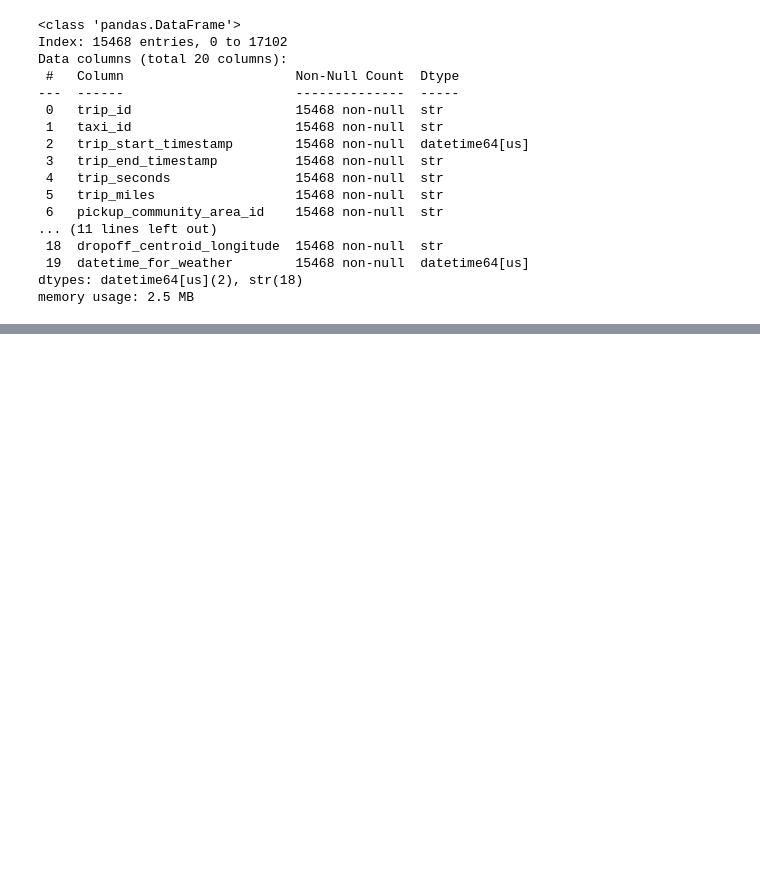
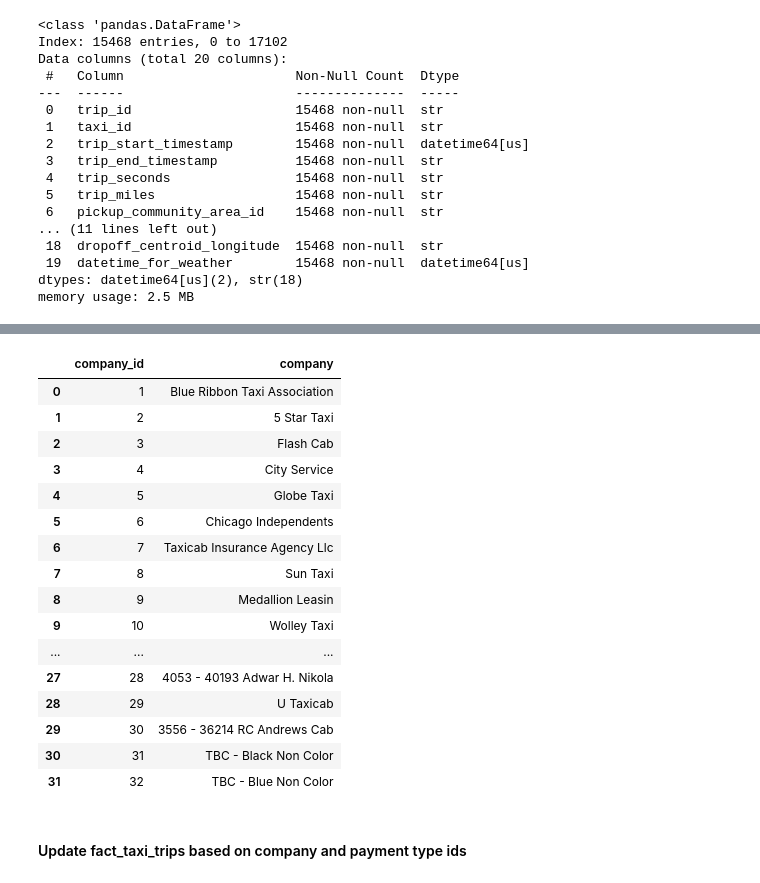
Before and after one commit to zshadady/Codes, a Jupyter notebook: src/07_transform_load.ipynb, the cells around one changed output, grey strips where cells are left out. Cells and saved outputs as stored; diff of their text form; code cells hidden in the pictures; blank space fills up the shorter version.

```diff
--- a/src/07_transform_load.ipynb
+++ b/src/07_transform_load.ipynb
@@ -109,0 +198,24 @@ memory usage: 2.5 MB
+# %%
+dummy_payment_type_data = [
+    {"payment_type":"Credit Card"},
+    {"payment_type":"X"},
+    {"payment_type":"Z"},
+    {"payment_type":"Z"},
+
+]
+
+dummy_payment_type_data_df = pd.DataFrame(dummy_payment_type_data)
+
+dummy_company_data = [
+    {"company":"Tac - Yellow Non Color"},
+    {"company":"TBC - Black Non Color"},
+    {"company":"TBC - Blue Non Color"},
+    {"company":"TBC - Blue Non Color"},
+
+]
+
+dummy_company_data_df = pd.DataFrame(dummy_company_data)
+# %%
+dim_payment_type_updated = update_dim_company_dim_payment_type(dummy_payment_type_data_df, dim_payment_type, "payment_type_id", "payment_type")
+
+dim_company_updated = update_dim_company_dim_payment_type(dummy_company_data_df, dim_company, "company_id", "company")
@@ -109,0 +235,22 @@ memory usage: 2.5 MB
+# %%
+dim_company_updated
+# %% [output]
+|  | company_id | company |
+| 0 | 1 | Blue Ribbon Taxi Association |
+| 1 | 2 | 5 Star Taxi |
+| 2 | 3 | Flash Cab |
+| 3 | 4 | City Service |
+| 4 | 5 | Globe Taxi |
+| 5 | 6 | Chicago Independents |
+| 6 | 7 | Taxicab Insurance Agency Llc |
+| 7 | 8 | Sun Taxi |
+| 8 | 9 | Medallion Leasin |
+| 9 | 10 | Wolley Taxi |
+| ... | ... | ... |
+| 27 | 28 | 4053 - 40193 Adwar H. Nikola |
+| 28 | 29 | U Taxicab |
+| 29 | 30 | 3556 - 36214 RC Andrews Cab |
+| 30 | 31 | TBC - Black Non Color |
+| 31 | 32 | TBC - Blue Non Color |
+# %% [markdown]
+#### Update fact_taxi_trips based on company and payment type ids
```
Also changed, not shown: parts of 16 cells of this notebook.
